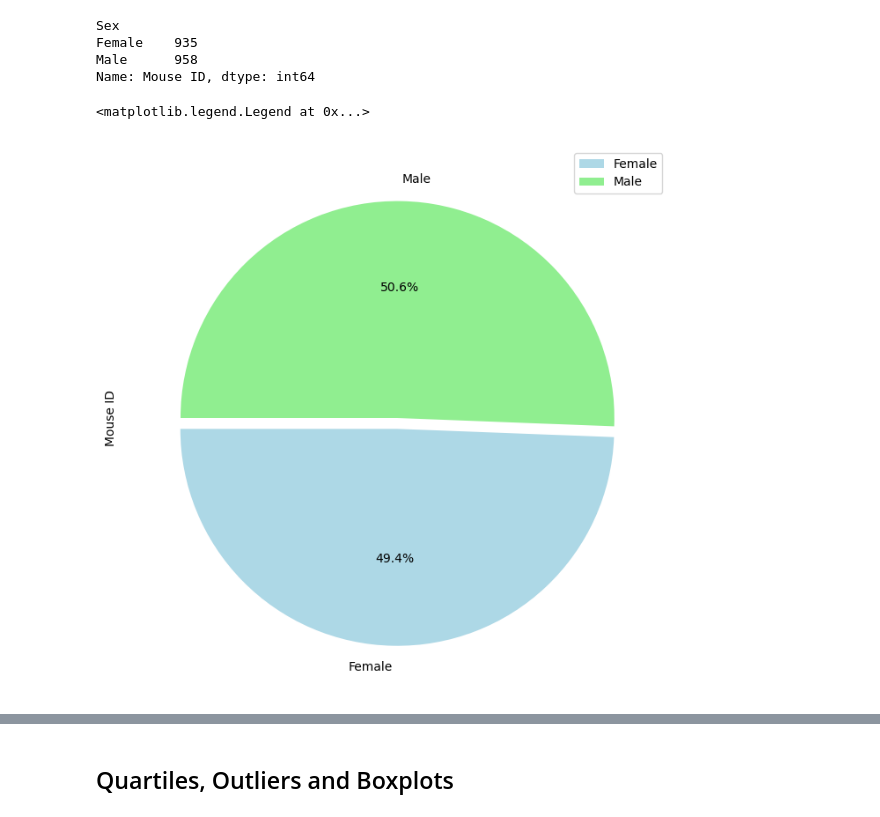
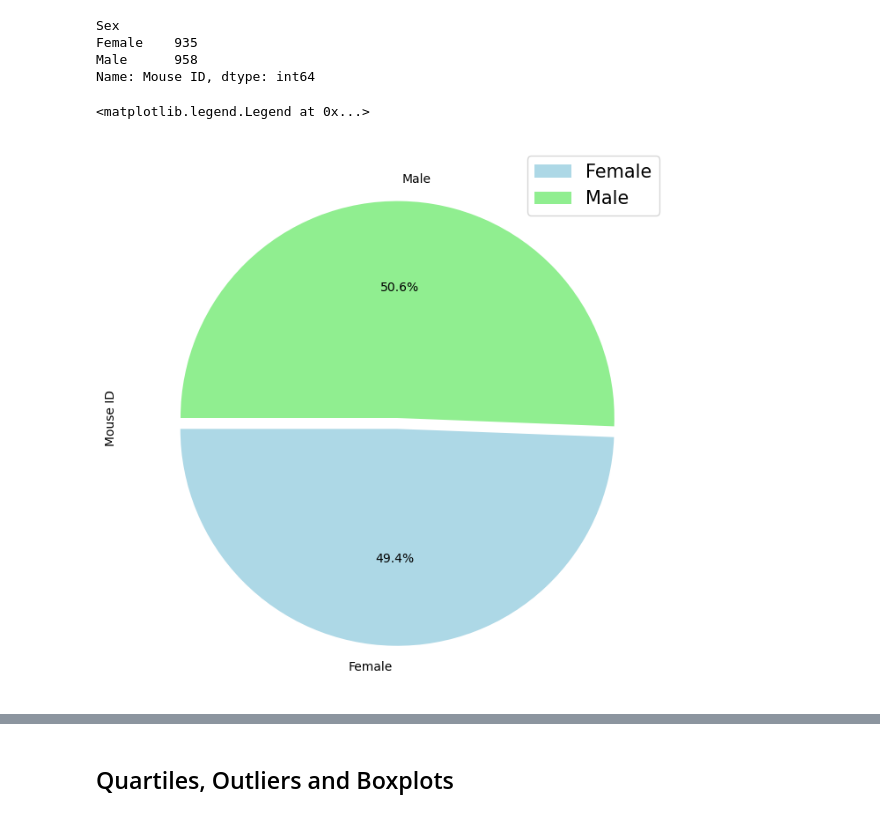
Before and after one commit to rsamma1606/Pymaceuticals, a Jupyter notebook: pymaceuticals_starter.ipynb, the cells around one changed output, grey strips where cells are left out. Drawn from its saved outputs; the diff is of its cells as text; code cells hidden in the pictures.

```diff
--- a/pymaceuticals_starter.ipynb
+++ b/pymaceuticals_starter.ipynb
@@ -200,12 +200,12 @@ Name: Mouse ID, dtype: int64
 # %%
 # Generate a pie plot showing the distribution of female versus male mice using Pandas
 colors = ['lightblue', 'lightgreen']
 explode = (0.05, 0)
 panPie_plot = sex_distribution.plot.pie(y='Total Count',figsize=(8,8), colors = colors, startangle=180, explode = explode, autopct="%1.1f%%")
-panPie_plot.legend(["Female", "Male"], prop={'size': 10})
+panPie_plot.legend(["Female", "Male"], prop={'size': 15})
 # %% [output]
 <matplotlib.legend.Legend at 0x...>
-[figure, old version]
+[figure, new version]
 # %%
 # Generate a pie plot showing the distribution of female versus male mice using pyplot
 colors = ['purple', 'orange']
```
Also changed, not shown: parts of 10 cells of this notebook.
